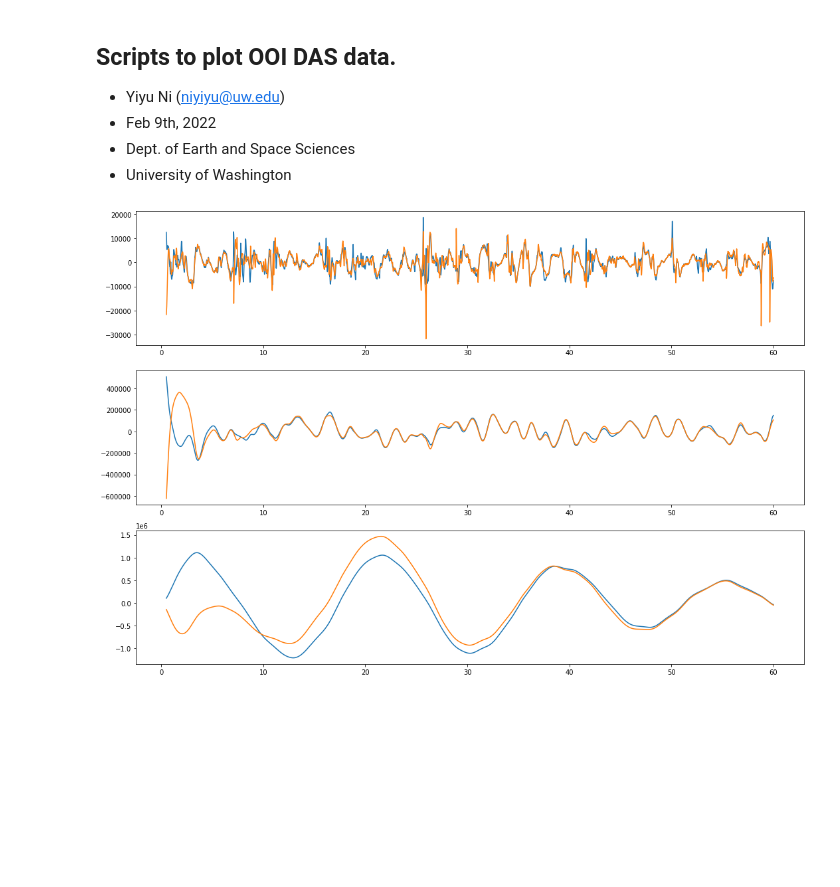
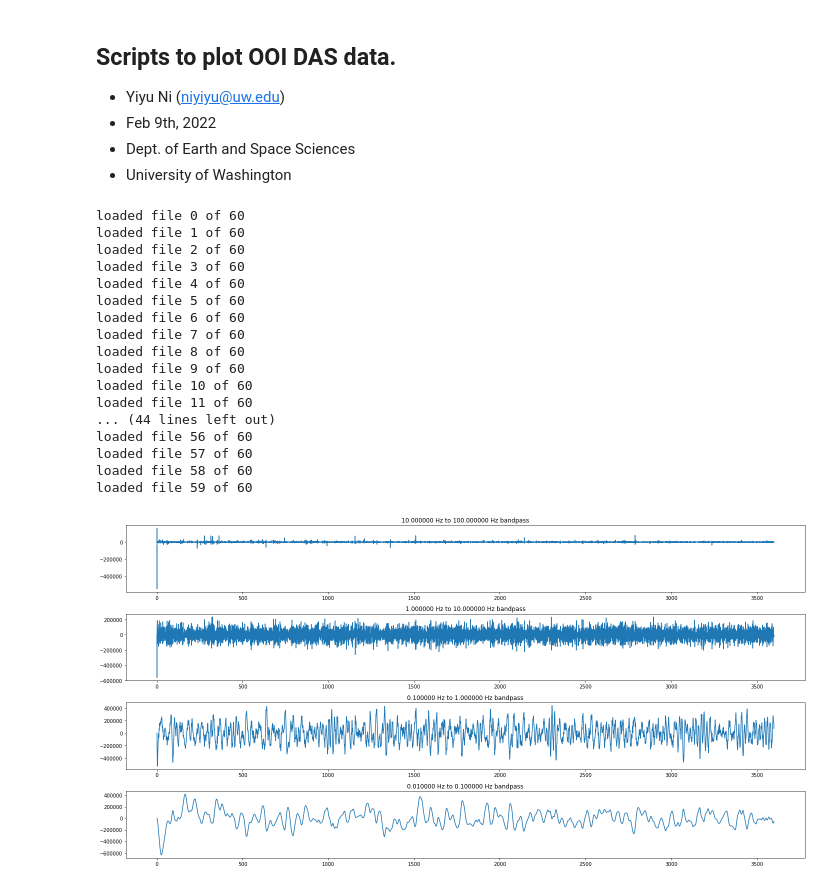
Before and after one commit to niyiyu/OOI-DAS, a Jupyter notebook: Notebook/plot_OOI-one-channel.ipynb, the cells around one changed output. Cells and saved outputs as stored; diff of their text form; code cells hidden in the pictures; blank space fills up the shorter version.

```diff
--- a/Notebook/plot_OOI-one-channel.ipynb
+++ b/Notebook/plot_OOI-one-channel.ipynb
@@ -24,29 +25,60 @@ from scipy.signal import butter, sosfilt
 path = "/data/data2/south-data-ejm/hdd/South-C1-LR-95km-P1kHz-GL50m-SP2m-FS200Hz_2021-11-01T16_09_15-0700/"
 # %%
-file = "South-C1-LR-95km-P1kHz-GL50m-SP2m-FS200Hz_2021-11-01T232714Z.h5"
-f = h5py.File(path + file, 'r')
-data = f['Acquisition']['Raw[0]']['RawData'][:, :].astype('int64')
-timestamp = f['Acquisition']['Raw[0]']['RawDataTime'][:] / 1000000
+# filelist = ["South-C1-LR-95km-P1kHz-GL50m-SP2m-FS200Hz_2021-11-02T165714Z.h5",
+#             "South-C1-LR-95km-P1kHz-GL50m-SP2m-FS200Hz_2021-11-02T165814Z.h5",
+#             "South-C1-LR-95km-P1kHz-GL50m-SP2m-FS200Hz_2021-11-02T165914Z.h5",
+#             "South-C1-LR-95km-P1kHz-GL50m-SP2m-FS200Hz_2021-11-02T170014Z.h5"]
+filelist = glob.glob(path + "South-C1-LR-95km-P1kHz-GL50m-SP2m-FS200Hz_2021-11-02T17*")
+filelist.sort()
+# print(filelist)
+
+data = np.array([])
+channel_to_plot = 20000
+for i,file in enumerate(filelist):
+    f = h5py.File(file, 'r')
+    this_data = f['Acquisition']['Raw[0]']['RawData'][:, :].astype('int64')
+    this_timestamp = f['Acquisition']['Raw[0]']['RawDataTime'][:] / 1000000
+    data = np.append(data, this_data[channel_to_plot, :] )
+    print("loaded file %d of %d"%(i,len(filelist)))
+
+
+t = np.linspace(0,60*len(filelist),data.shape[0])
+# %% [output]
+loaded file 0 of 60
+loaded file 1 of 60
+loaded file 2 of 60
+loaded file 3 of 60
+loaded file 4 of 60
+loaded file 5 of 60
+loaded file 6 of 60
+loaded file 7 of 60
+loaded file 8 of 60
+loaded file 9 of 60
+loaded file 10 of 60
+loaded file 11 of 60
+... (44 lines left out)
+loaded file 56 of 60
+loaded file 57 of 60
+loaded file 58 of 60
+loaded file 59 of 60
 # %%
 x_lims = list(map(datetime.utcfromtimestamp, [timestamp[0], timestamp[-1]]))
 x_lims = mdates.date2num(x_lims)
 y_lims = [0, 47500]
 
-channel_to_plot = 20000
-ranges = ((10,100),(1,7),(0.1,1))
+ranges = ((10,100),(1,10),(0.1,1),(0.01,0.1))
 nsubplots = len(ranges)
-fig, ax = plt.subplots(nsubplots,1,figsize = (15, 10))
+fig, ax = plt.subplots(nsubplots,1,figsize = (20, 10))
 fig.patch.set_facecolor('white') # Good for dark themed notebooks
 
 for i in range(nsubplots):
     plt.subplot(nsubplots,1,i+1)
-    t = np.linspace(0,60,filtered.shape[0])
+
     sos = butter(2, ranges[i], 'bp', fs=1000, output='sos')
-    for channel in (channel_to_plot,channel_to_plot+1):
-        filtered = sosfilt(sos, data[channel, :])
+    filtered = sosfilt(sos, detrend(data) )
 
-        plt.tight_layout()
-        plt.plot(t[100:],filtered[100:])
-        plt.title
+    plt.tight_layout()
+    plt.plot(t,filtered)
+    plt.title('%f Hz to %f Hz bandpass'%(ranges[i][0],ranges[i][1]))
 # %% [output]
-[figure, old version]
+[figure, new version]
```
Also changed, not shown: parts of 4 cells of this notebook.
